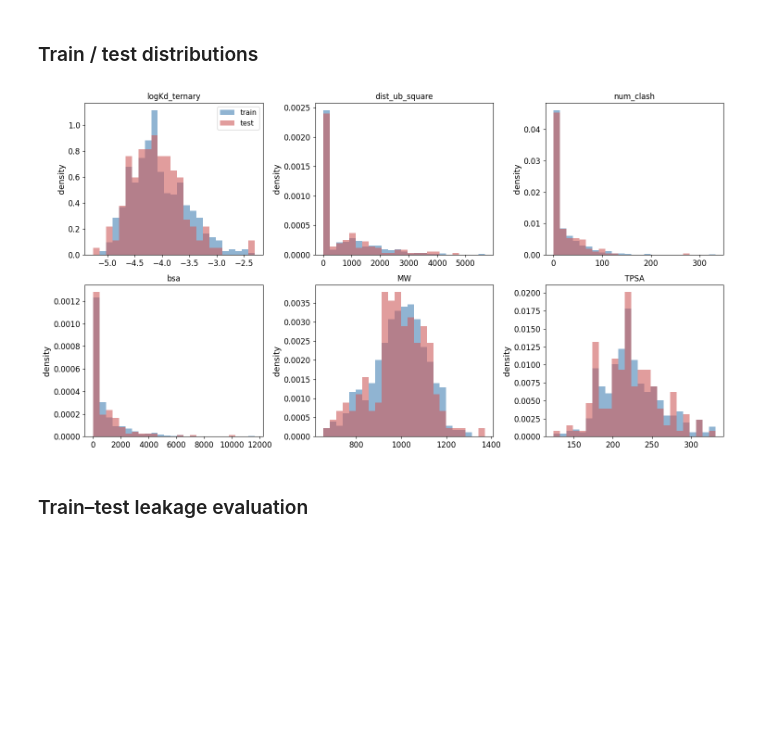
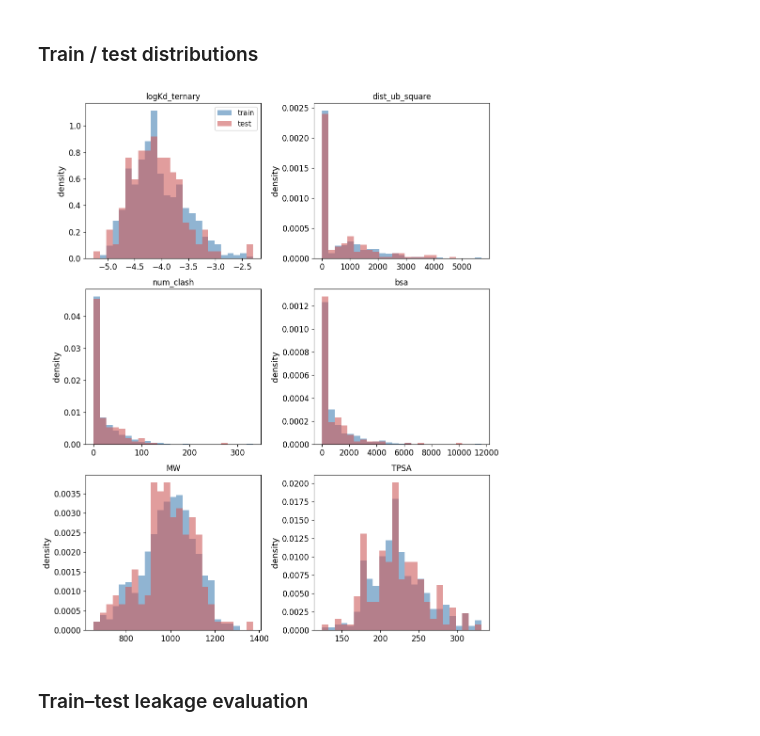
Before and after one commit to alchemistcai/PotentialLinker, a Jupyter notebook: precompute.ipynb, the cells around one changed output. Saved outputs shown, nothing was run; the diff lists cells and outputs as text; code cells hidden in the pictures; blank space fills up the shorter version.

```diff
--- a/precompute.ipynb
+++ b/precompute.ipynb
@@ -511,7 +511,7 @@ linker_labels={
     'linker_rb':'linker rotatable bonds',
 }
 
-fig,axes=plt.subplots(2,4,figsize=(16,7.5))
+fig,axes=plt.subplots(4,2,figsize=(7.5,13))
 for ax,col in zip(axes.ravel(),descriptor_cols):
     values=diversity_df[col].dropna()
     if col in integer_descriptors:
@@ -632,23 +632,23 @@ plt.show()
 # %%
 import matplotlib.pyplot as plt
 
 train_part=diversity_df[diversity_df['split']=='train']
 test_part=diversity_df[diversity_df['split']=='test']
 plot_cols=['lgKd_ternary','dist_ub_square','num_clash','bsa','MW','TPSA']
-fig,axes=plt.subplots(2,3,figsize=(15,8))
+fig,axes=plt.subplots(3,2,figsize=(10,12))
 for ax,col in zip(axes.ravel(),plot_cols):
     bins=np.histogram_bin_edges(diversity_df[col],bins=25)
     ax.hist(train_part[col],bins=bins,density=True,alpha=0.6,label='train',color='steelblue')
     ax.hist(test_part[col],bins=bins,density=True,alpha=0.6,label='test',color='indianred')
     ax.set_title(plot_label(col),fontsize=12)
     ax.set_ylabel('density',fontsize=13)
     ax.tick_params(axis='both',labelsize=12)
 axes[0,0].legend(fontsize=11)
 plt.tight_layout()
 plt.savefig('pics/train_test_distributions.png',dpi=600,bbox_inches='tight')
 plt.show()
 # %% [output]
-[figure, old version]
+[figure, new version]
 # %% [markdown]
 ### Train–test leakage evaluation
 # %%
```
Also changed, not shown: parts of 1 cell of this notebook, 2 other files.
